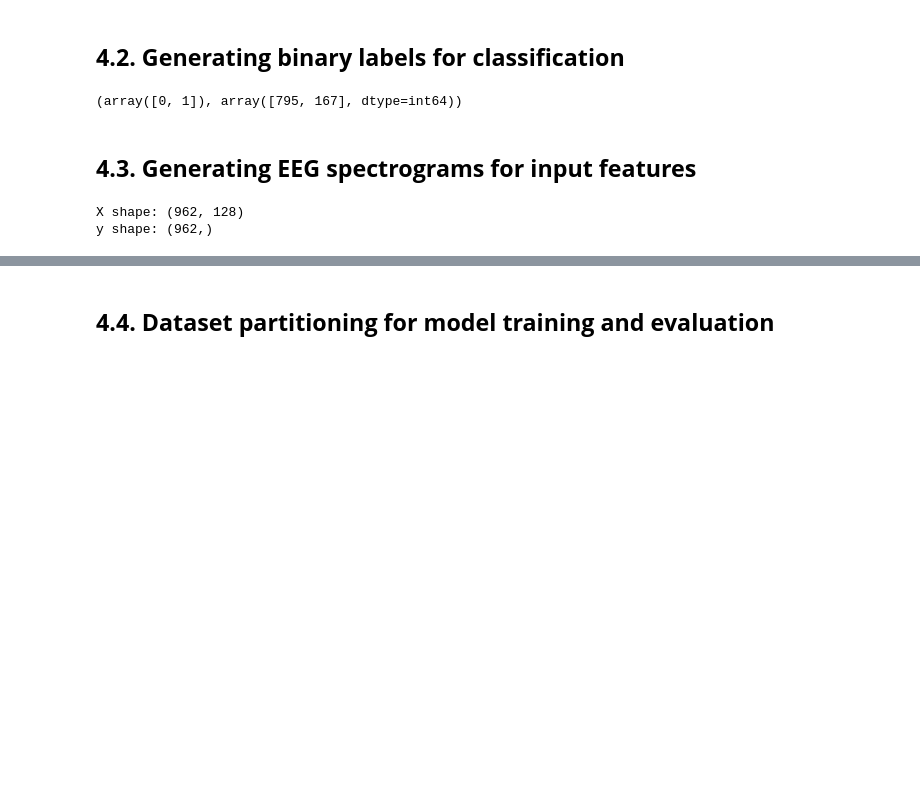
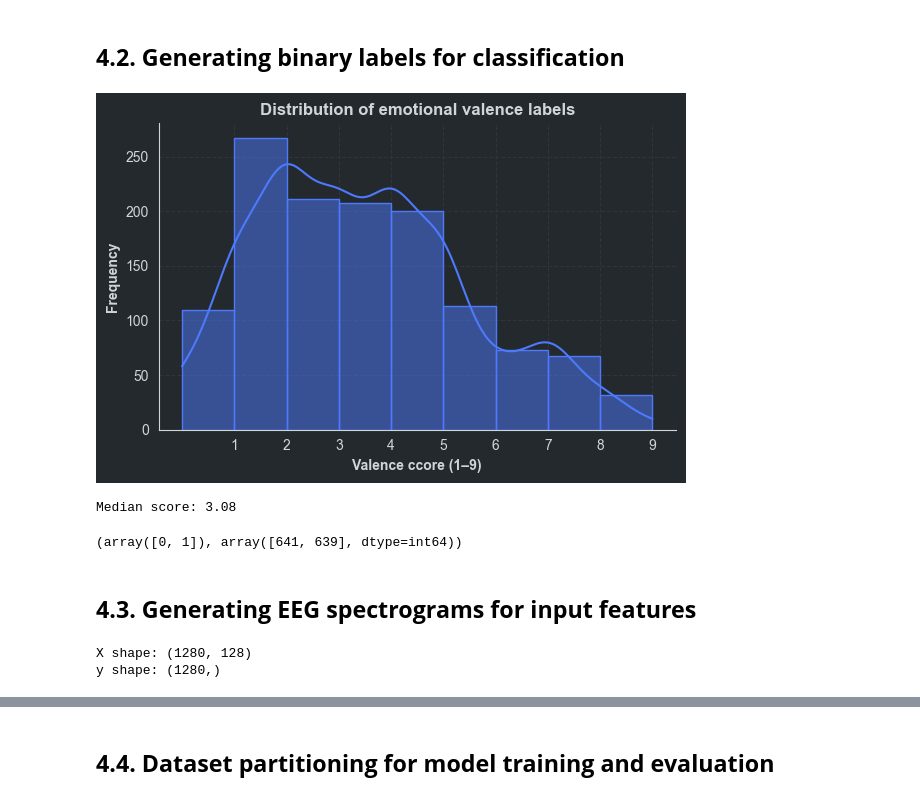
Before and after one commit to michal-owsiak/eeg-emotion-recognition-cnn, a Jupyter notebook: index.ipynb, the cells around one changed output, grey strips where cells are left out. Drawn from its saved outputs; the diff is of its cells as text; code cells hidden in the pictures; blank space fills up the shorter version.

```diff
--- a/index.ipynb
+++ b/index.ipynb
@@ -217,17 +217,55 @@ print(labels_all.shape)
 (1280, 4)
 # %% [markdown]
 ## **4.2. Generating binary labels for classification**
+# %%
+import matplotlib.pyplot as plt
+import seaborn as sns
+
+valence_labels = labels_all[:, 0]
+
+background_color = '#24292e'
+line_color = '#4D79FD'
+text_color = '#d1d5da'
+grid_color = '#313439'
+
+plt.figure(figsize=(6, 4))
+ax = plt.gca()
+
+ax.set_facecolor(background_color)
+plt.gcf().patch.set_facecolor(background_color)
+
+sns.histplot(valence_labels, bins=9, kde=True, color=line_color, edgecolor=line_color, ax=ax)
+
+ax.set_title('Distribution of emotional valence labels', color=text_color, fontweight='bold')
+ax.set_xlabel('Valence ccore (1–9)', color=text_color, fontweight='bold')
+ax.set_ylabel('Frequency', color=text_color, fontweight='bold')
+
+ax.tick_params(colors=text_color)
+ax.spines['bottom'].set_color(text_color)
+ax.spines['left'].set_color(text_color)
+ax.spines['top'].set_visible(False)
+ax.spines['right'].set_visible(False)
+ax.grid(True, linestyle='--', color=grid_color)
+
+plt.xticks(range(1, 10), color=text_color)
+plt.yticks(color=text_color)
+
+plt.tight_layout()
+plt.show()
+# %% [output]
+[figure, added]
+# %%
+valence_labels = labels_all[:, 0]
+median = np.median(valence_labels)
+print(f"Median score: {median}")
+# %% [output]
+Median score: 3.08
 # %%
-valence_labels = labels_all[:, 0]
-mask = (valence_labels < 4) | (valence_labels > 6)
-
-valence_filtered = valence_labels[mask]
-eeg_filtered = eeg_data_all[mask]
-binary_valence = (valence_filtered > 6).astype(int)
+binary_valence = (valence_labels > median).astype(int)
 
 print(np.unique(binary_valence, return_counts=True))
 # %% [output]
-(array([0, 1]), array([795, 167], dtype=int64))
+(array([0, 1]), array([641, 639], dtype=int64))
 # %% [markdown]
 ## **4.3. Generating EEG spectrograms for input features**
 # %%
@@ -247,7 +285,7 @@ bands = {
 
 X_features = []
 
-for trial in eeg_filtered:
+for trial in eeg_data_all:
     features = []
     for ch in range(32):
         signal = trial[ch, :640]
@@ -263,8 +301,8 @@ y = binary_valence
 print("X shape:", X.shape)
 print("y shape:", y.shape)
 # %% [output]
-X shape: (962, 128)
-y shape: (962,)
+X shape: (1280, 128)
+y shape: (1280,)
 # %%
 import matplotlib.pyplot as plt
 import numpy as np
```
Also changed, not shown: parts of 12 cells of this notebook.
